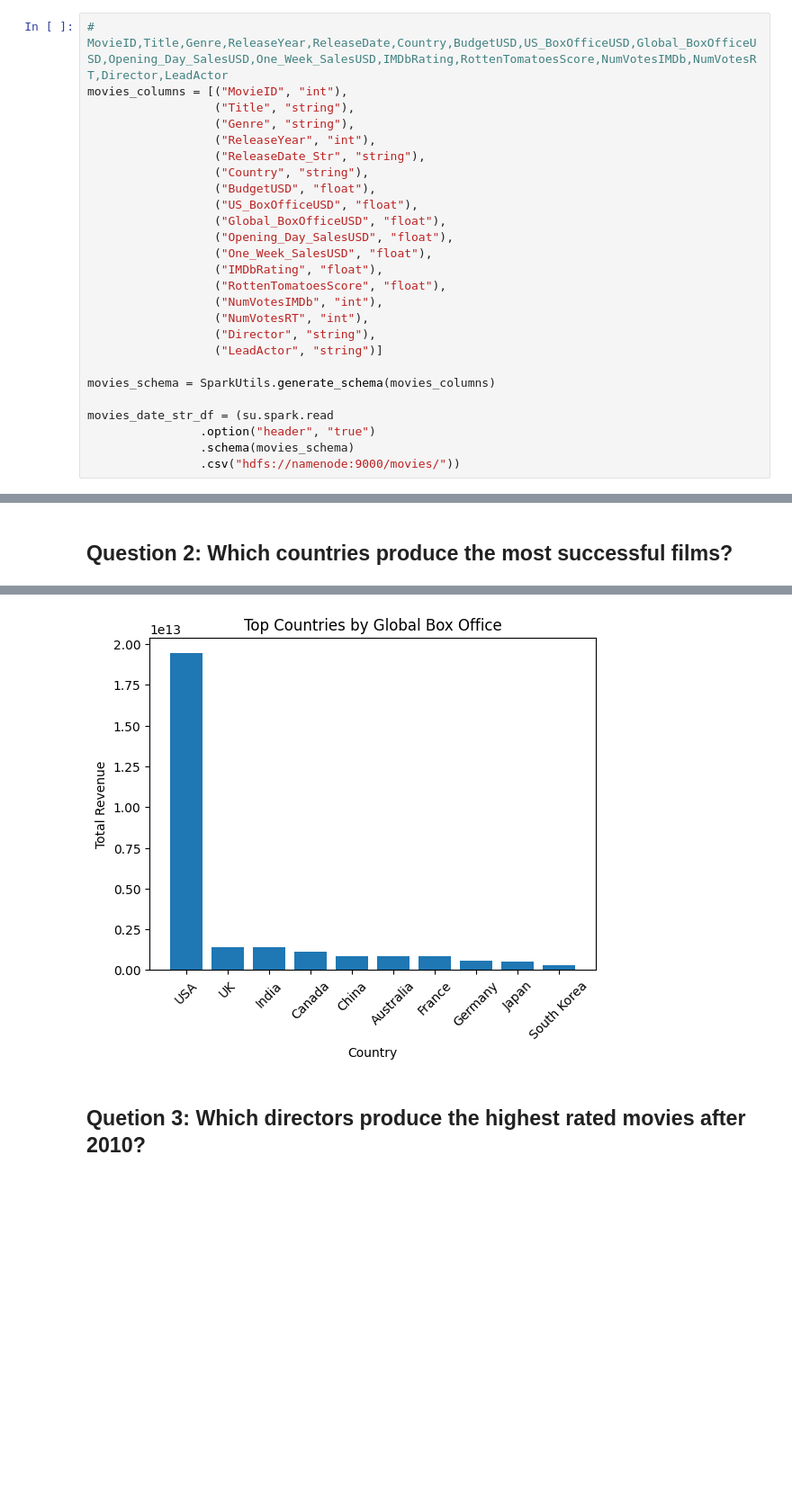
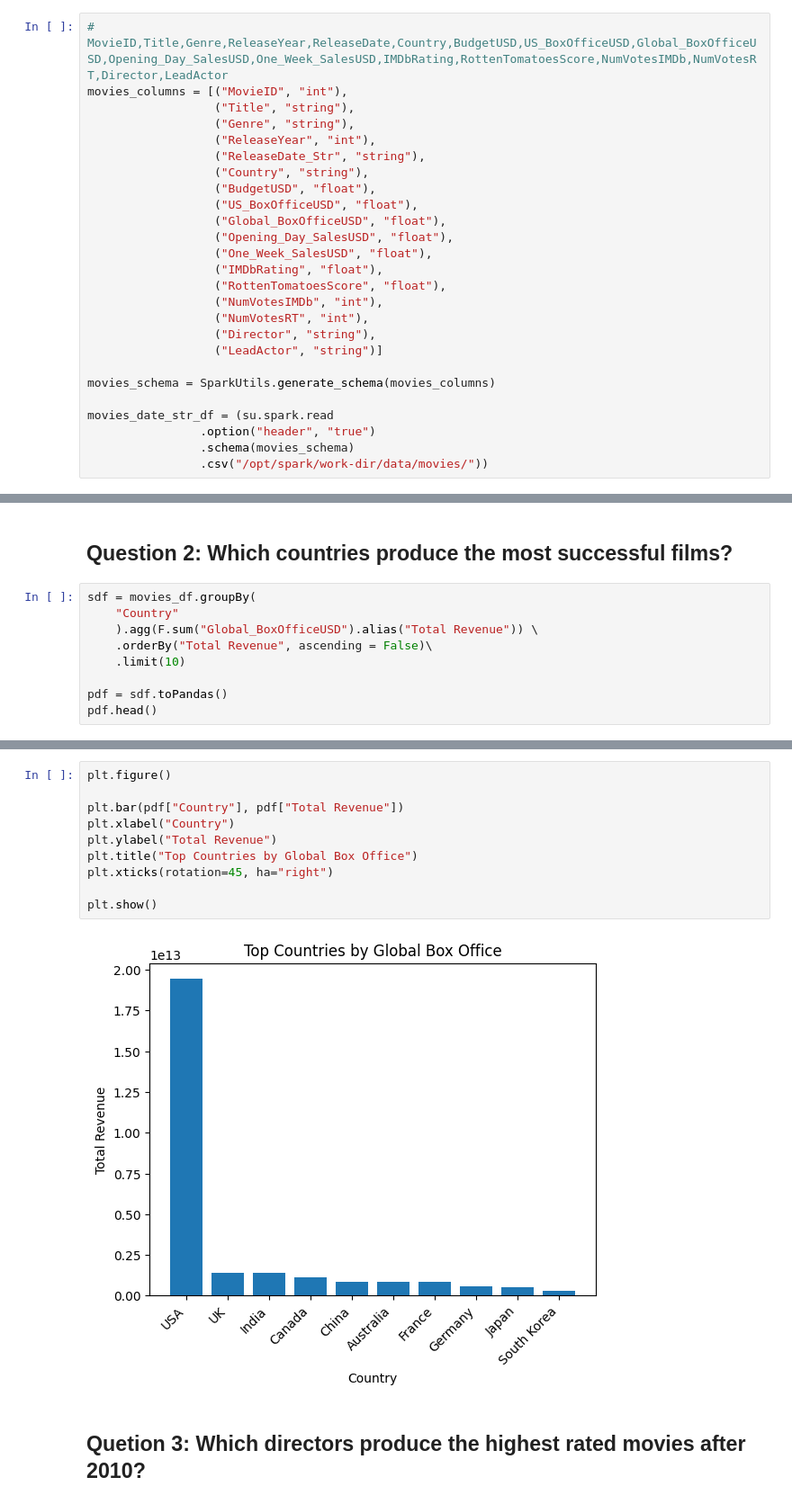
Before and after one commit to pcamarillor/big_data_spring_2026, a Jupyter notebook: spark/notebooks/examples/lecture_12_eda.ipynb, the cells around one changed output, grey strips where cells are left out. Shown at 90% size. Drawn from its saved outputs; the diff is of its cells as text; blank space fills up the shorter version.

```diff
--- a/spark/notebooks/examples/lecture_12_eda.ipynb
+++ b/spark/notebooks/examples/lecture_12_eda.ipynb
@@ -54,7 +59,7 @@ movies_schema = SparkUtils.generate_schema(movies_columns)
 movies_date_str_df = (su.spark.read
                 .option("header", "true")
                 .schema(movies_schema)
-                .csv("hdfs://namenode:9000/movies/"))
+                .csv("/opt/spark/work-dir/data/movies/"))
 # %%
 null_count_df = SparkUtils.count_nulls(movies_date_str_df)
 null_count_df.show()
@@ -290,2 +323,11 @@ plt.show()
 # %% [markdown]
 ## Question 2: Which countries produce the most successful films?
+# %%
+sdf = movies_df.groupBy(
+    "Country"
+    ).agg(F.sum("Global_BoxOfficeUSD").alias("Total Revenue")) \
+    .orderBy("Total Revenue", ascending = False)\
+    .limit(10)
+
+pdf = sdf.toPandas()
+pdf.head()
@@ -292,6 +341,15 @@ plt.show()
 # %%
+plt.figure()
+
+plt.bar(pdf["Country"], pdf["Total Revenue"])
+plt.xlabel("Country")
+plt.ylabel("Total Revenue")
+plt.title("Top Countries by Global Box Office")
+plt.xticks(rotation=45, ha="right")
+
+plt.show()
 # %% [output]
-[figure, old version]
+[figure, new version]
 # %% [markdown]
 ## Quetion 3: Which directors produce the highest rated movies after 2010?
 # %%
```
Also changed, not shown: parts of 6 cells of this notebook.
